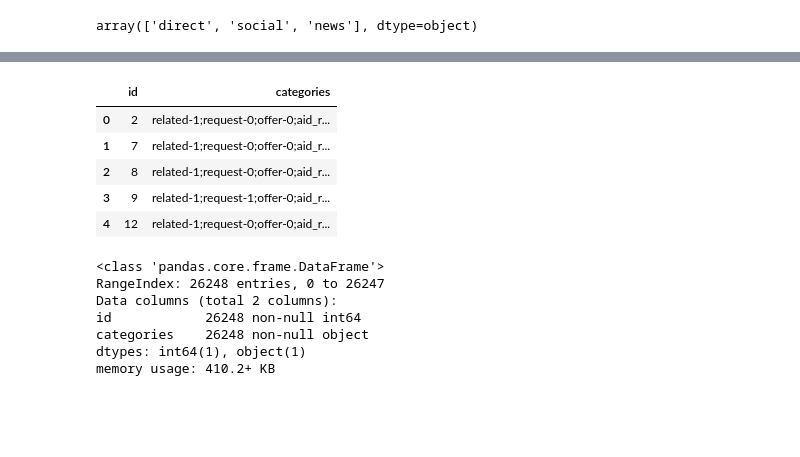
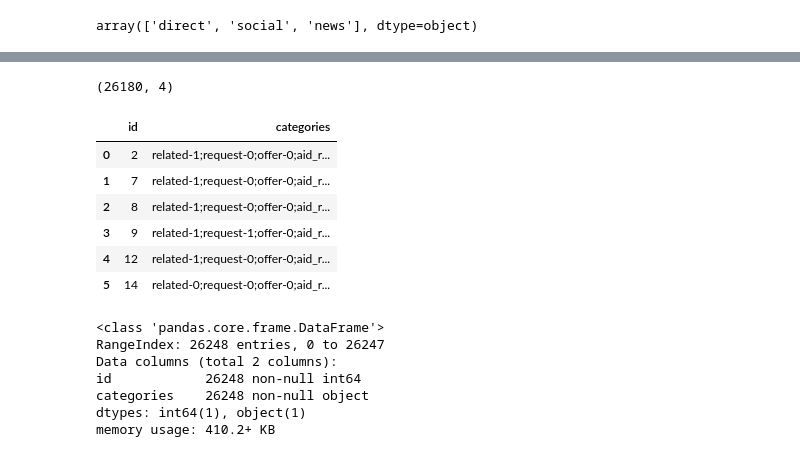
Before and after one commit to chengjiecui/Disaster_Response_Pipelines, a Jupyter notebook: ipynb/ETL Pipeline Preparation.ipynb, the cells around one changed output, grey strips where cells are left out. Saved outputs shown, nothing was run; the diff lists cells and outputs as text; code cells hidden in the pictures; blank space fills up the shorter version.

```diff
--- a/ipynb/ETL Pipeline Preparation.ipynb
+++ b/ipynb/ETL Pipeline Preparation.ipynb
@@ -67,14 +50,19 @@ messages[messages.duplicated('id', False)]
+# %%
+messages.drop_duplicates().shape
+# %% [output]
+(26180, 4)
 # %%
 # load categories dataset
 categories = pd.read_csv('../data/disaster_categories.csv')
-categories.head()
+categories.head(6)
 # %% [output]
 |  | id | categories |
 | 0 | 2 | related-1;request-0;offer-0;aid_r... |
 | 1 | 7 | related-1;request-0;offer-0;aid_r... |
 | 2 | 8 | related-1;request-0;offer-0;aid_r... |
 | 3 | 9 | related-1;request-1;offer-0;aid_r... |
 | 4 | 12 | related-1;request-0;offer-0;aid_r... |
+| 5 | 14 | related-0;request-0;offer-0;aid_r... |
 # %%
 categories.info()
 # %% [output]
```
Also changed, not shown: parts of 22 cells of this notebook, 2 other files.
